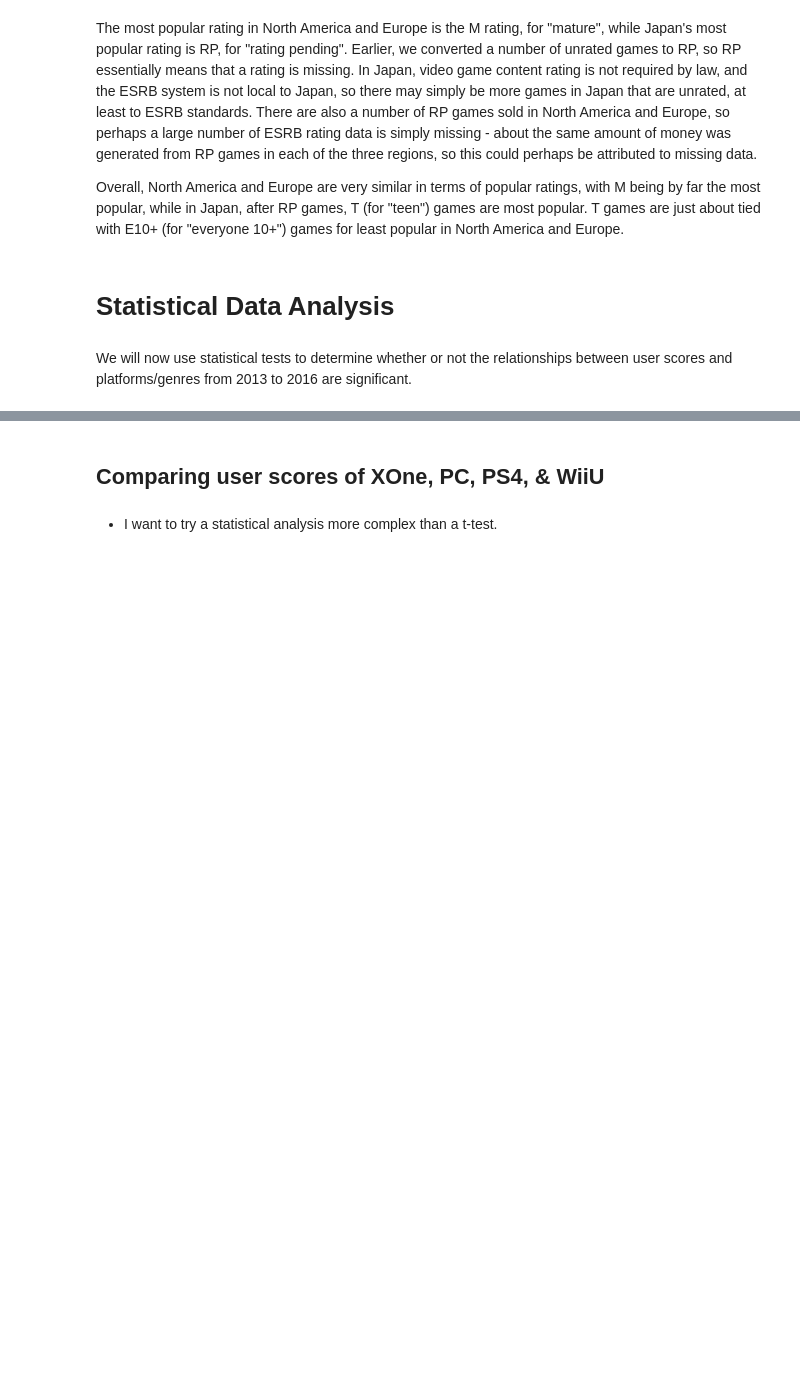
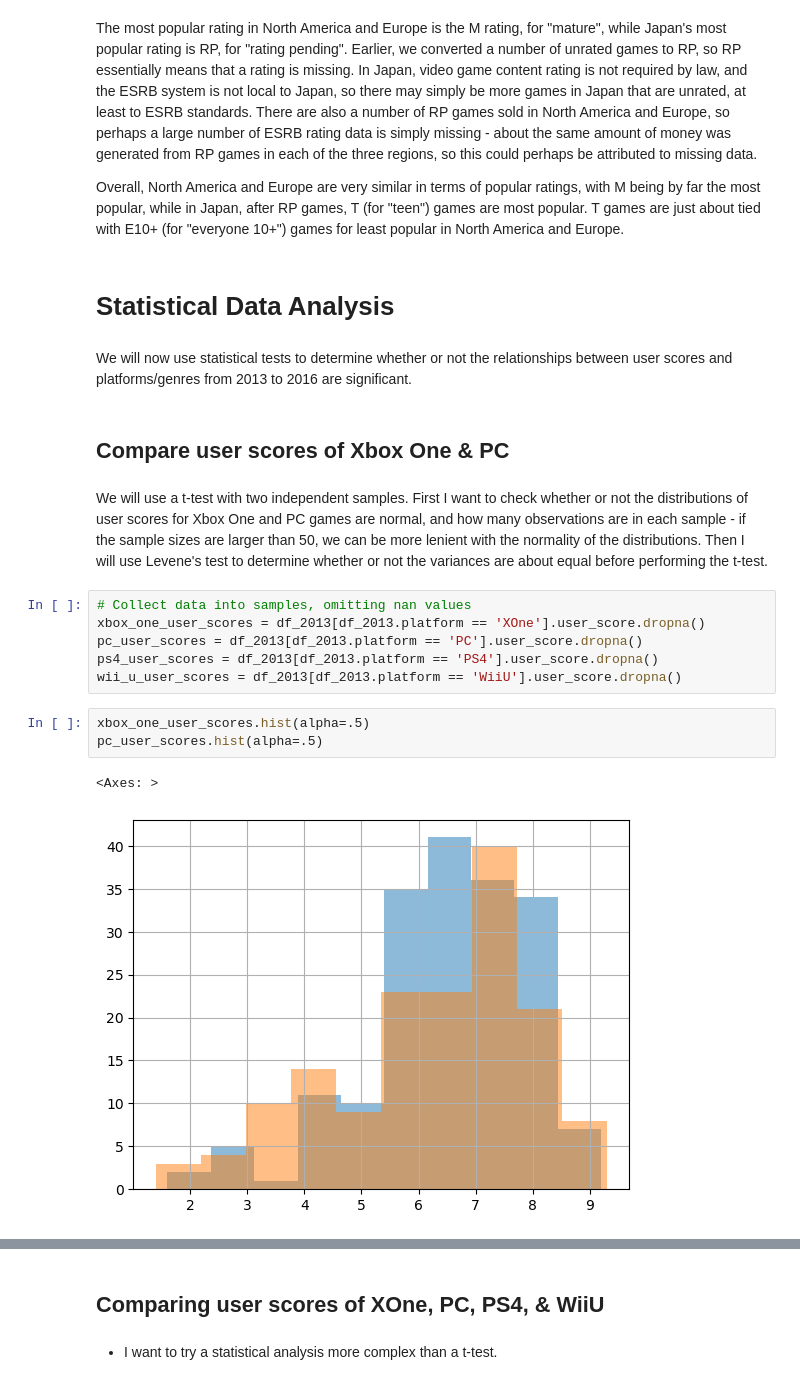
Before and after one commit to jnorfolk/Video-Game-Sales, a Jupyter notebook: video_game_sales.ipynb, the cells around one changed output, grey strips where cells are left out. Cells and saved outputs as stored; diff of their text form; blank space fills up the shorter version.

Commit message:
perform statistical analysis

```diff
--- a/video_game_sales.ipynb
+++ b/video_game_sales.ipynb
@@ -824,3 +825,19 @@ Overall, North America and Europe are very similar in terms of popular ratings,
 # Statistical Data Analysis
 # %% [markdown]
 We will now use statistical tests to determine whether or not the relationships between user scores and platforms/genres from 2013 to 2016 are significant.
+# %% [markdown]
+## Compare user scores of Xbox One & PC
+# %% [markdown]
+We will use a t-test with two independent samples. First I want to check whether or not the distributions of user scores for Xbox One and PC games are normal, and how many observations are in each sample - if the sample sizes are larger than 50, we can be more lenient with the normality of the distributions. Then I will use Levene's test to determine whether or not the variances are about equal before performing the t-test.
+# %%
+# Collect data into samples, omitting nan values
+xbox_one_user_scores = df_2013[df_2013.platform == 'XOne'].user_score.dropna()
+pc_user_scores = df_2013[df_2013.platform == 'PC'].user_score.dropna()
+ps4_user_scores = df_2013[df_2013.platform == 'PS4'].user_score.dropna()
+wii_u_user_scores = df_2013[df_2013.platform == 'WiiU'].user_score.dropna()
+# %%
+xbox_one_user_scores.hist(alpha=.5)
+pc_user_scores.hist(alpha=.5)
+# %% [output]
+<Axes: >
+[figure, added]
```
Also changed, not shown: parts of 63 cells of this notebook.
